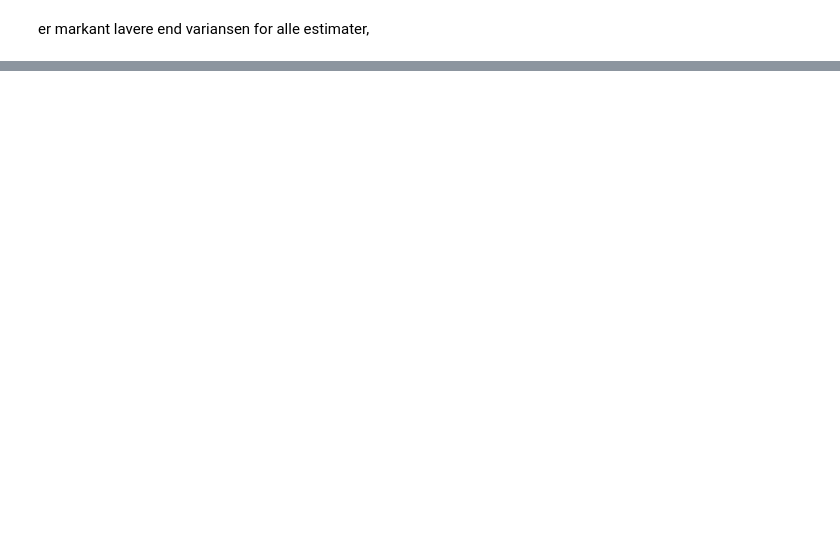
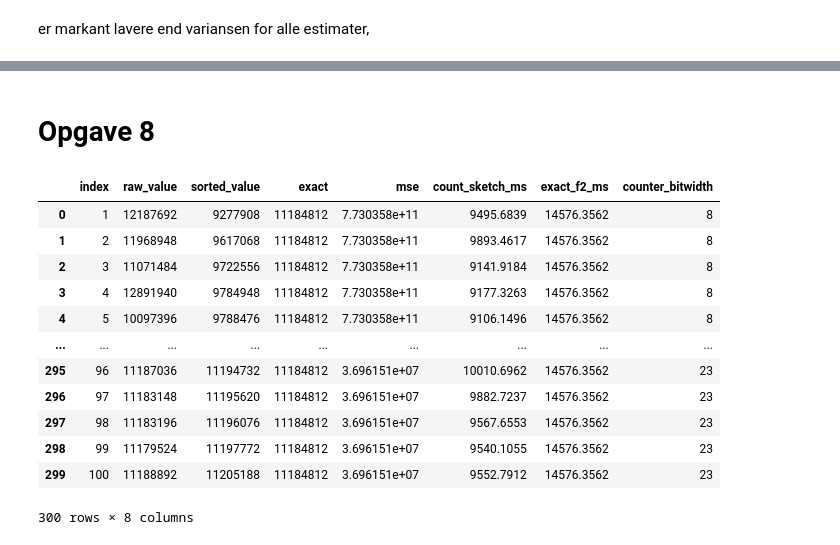
Before and after one commit to BimmerBass/RAD2026, a Jupyter notebook: plots.ipynb, the cells around one changed output, grey strips where cells are left out. Cells and saved outputs as stored; diff of their text form; code cells hidden in the pictures; blank space fills up the shorter version.

```diff
--- a/plots.ipynb
+++ b/plots.ipynb
@@ -127,0 +130,19 @@ np.float64(31314133.76)
+# %% [markdown]
+# Opgave 8
+# %%
+df = pd.read_csv("results_opg8.csv")
+df
+# %% [output]
+|  | index | raw_value | sorted_value | exact | mse | count_sketch_ms | exact_f2_ms | counter_bitwidth |
+| 0 | 1 | 12187692 | 9277908 | 11184812 | 7.730358e+11 | 9495.6839 | 14576.3562 | 8 |
+| 1 | 2 | 11968948 | 9617068 | 11184812 | 7.730358e+11 | 9893.4617 | 14576.3562 | 8 |
+| 2 | 3 | 11071484 | 9722556 | 11184812 | 7.730358e+11 | 9141.9184 | 14576.3562 | 8 |
+| 3 | 4 | 12891940 | 9784948 | 11184812 | 7.730358e+11 | 9177.3263 | 14576.3562 | 8 |
+| 4 | 5 | 10097396 | 9788476 | 11184812 | 7.730358e+11 | 9106.1496 | 14576.3562 | 8 |
+| ... | ... | ... | ... | ... | ... | ... | ... | ... |
+| 295 | 96 | 11187036 | 11194732 | 11184812 | 3.696151e+07 | 10010.6962 | 14576.3562 | 23 |
+| 296 | 97 | 11183148 | 11195620 | 11184812 | 3.696151e+07 | 9882.7237 | 14576.3562 | 23 |
+| 297 | 98 | 11183196 | 11196076 | 11184812 | 3.696151e+07 | 9567.6553 | 14576.3562 | 23 |
+| 298 | 99 | 11179524 | 11197772 | 11184812 | 3.696151e+07 | 9540.1055 | 14576.3562 | 23 |
+| 299 | 100 | 11188892 | 11205188 | 11184812 | 3.696151e+07 | 9552.7912 | 14576.3562 | 23 |
+300 rows × 8 columns
```
Also changed, not shown: parts of 11 cells of this notebook, 4 other files.
